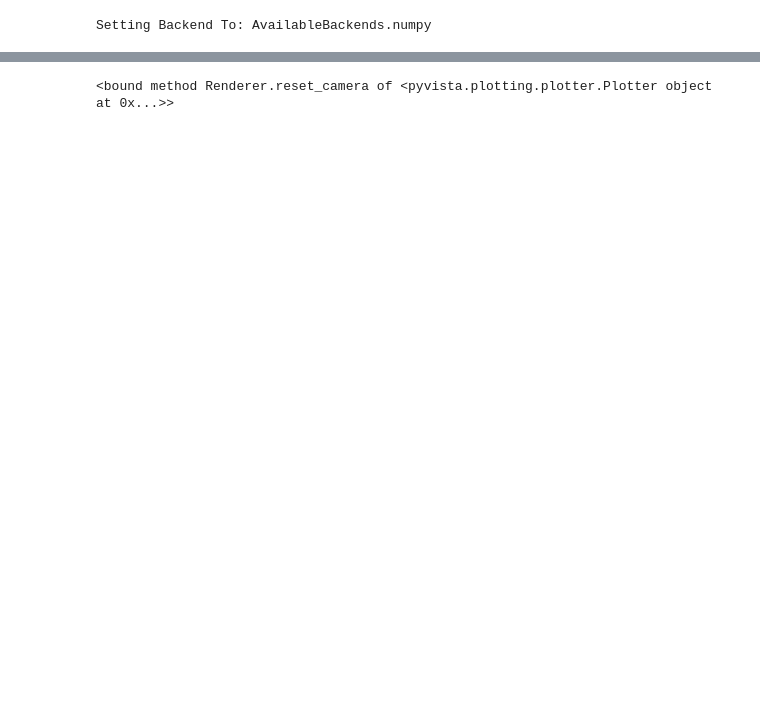
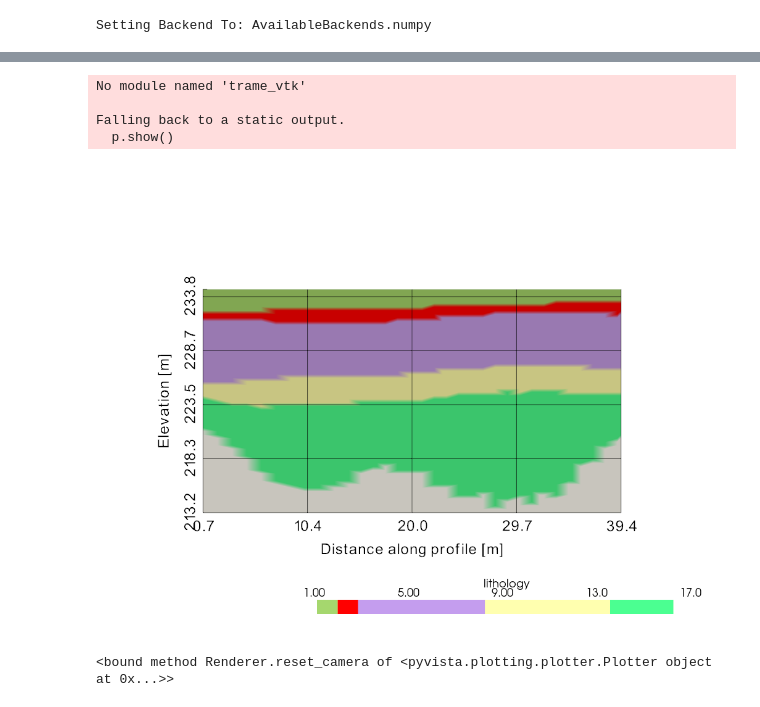
Before and after one commit to HinoYoseii/model_BDI, a Jupyter notebook: BDI_model.ipynb, the cells around one changed output, grey strips where cells are left out. Cells and saved outputs as stored; diff of their text form; code cells hidden in the pictures; blank space fills up the shorter version.

```diff
--- a/BDI_model.ipynb
+++ b/BDI_model.ipynb
@@ -208,17 +210,15 @@ Chunking done: 7 chunks
 Solutions(6 Octree Levels, 17 DualContouringMeshes)
 # %%
-# TODO: Sprawdzić te kolory
-
 import numpy as np
 import pyvista as pv
 import time
 import pandas as pd
 
+bh = pd.read_csv("boreholes.csv",  sep=";")
+
 sf = geo_model.structural_frame
-surfaces_sorted = sorted(sf.surfaces, key=lambda s: s.id)
+surfaces_sorted = sorted(sf.surfaces, key=lambda s: s.name)
 cmap = [s.color for s in surfaces_sorted]
-
-# print(surfaces_sorted)
 
 rg = geo_model.grid.regular_grid
 nx, ny, nz = rg.resolution
@@ -239,10 +239,18 @@ grid["lithology"] = lith.flatten(order="F")
 grid["scalar"] = scalar.flatten(order="F")
 
 polyline = np.array([
-    [5530045.859,7416041.031,240],
-    [5530031.338,7416040.81,240],
-    [5530020.195,7416063.026,240],
+[5530045.859,7416041.031,240],
+[5530031.338,7416040.81,240],
+[5530020.195,7416063.026,240],
+
+# [7416059.969,5530001.722,232.85],
+# [7416072.532,5529967.167,233.1],
+# [7416085.434,5529959.407,233.18],
+# [7416077.535,5529991.197,232.99]
 ], dtype=float)
+
+
+
 
 npts = polyline.shape[0]
 
@@ -286,6 +294,13 @@ def chainage_along_polyline(points, polyline):
         s[i] = best_s
 
     return s
+print(bh.columns)
+s_bh = chainage_along_polyline(
+    bh[["X", "Y", "z_top"]].values,
+    polyline
+)
+
+bh["s"] = s_bh
 
 def distance_to_polyline(points, polyline):
     d = np.zeros(len(points))
@@ -304,6 +319,13 @@ def distance_to_polyline(points, polyline):
 
     return d
 
+bh["dist"] = distance_to_polyline(
+    bh[["X", "Y", "z_top"]].values,
+    polyline
+)
+
+bh_sel = bh[bh["dist"] <= 20]   # 20m od przekroju
+
 pts = curtain.points.copy()
 
 s_coord = chainage_along_polyline(pts, polyline)
@@ -317,7 +339,7 @@ curtain.points = np.column_stack([
 
 sfsp = geo_model.solutions.raw_arrays.scalar_field_at_surface_points
 
-levels = np.unique(sfsp[0])
+levels = np.unique(sfsp[0])  # choose surface index explicitly
 
 p = pv.Plotter()
 
@@ -333,15 +355,36 @@ p.add_mesh(
     show_edges=False
 )
 
+# p.add_mesh(
+#     curtain.contour(
+#         isosurfaces=levels,
+#         scalars="scalar"
+#     ),
+#     color="black",
+#     line_width=1
+# )
+
 p.set_scale(xscale=1, yscale=1, zscale=1)
 
 p.show_bounds(
-    xtitle="Distance along profile [m]",
-    ztitle="Elevation [m]",
+    xlabel="Distance along profile [m]",
+    zlabel="Elevation [m]",
     grid="front",
     location="outer"
 )
 
+# for _, row in bh_sel.iterrows():
+#     line = pv.Line(
+#         pointa=(row["s"], 0, row["z_top"]),
+#         pointb=(row["s"], 0, row["z_bot"])
+#     )
+
+# p.add_mesh(
+#     line,
+#     color="black",
+#     line_width=3
+# )
+
 p.show()
 time.sleep(0.01)
 p.reset_camera
@@ -350,2 +393,7 @@ Widget(value='<iframe src="http://localhost:59668/index.html?ui=P_0x22fe227d950_
-<bound method Renderer.reset_camera of <pyvista.plotting.plotter.Plotter object at 0x...>>
+No module named 'trame_vtk'
+
+Falling back to a static output.
+  p.show()
+[figure, added]
+<bound method Renderer.reset_camera of <pyvista.plotting.plotter.Plotter object at 0x...>>
 # %%
```
Also changed, not shown: parts of 7 cells of this notebook, 1 other file.
